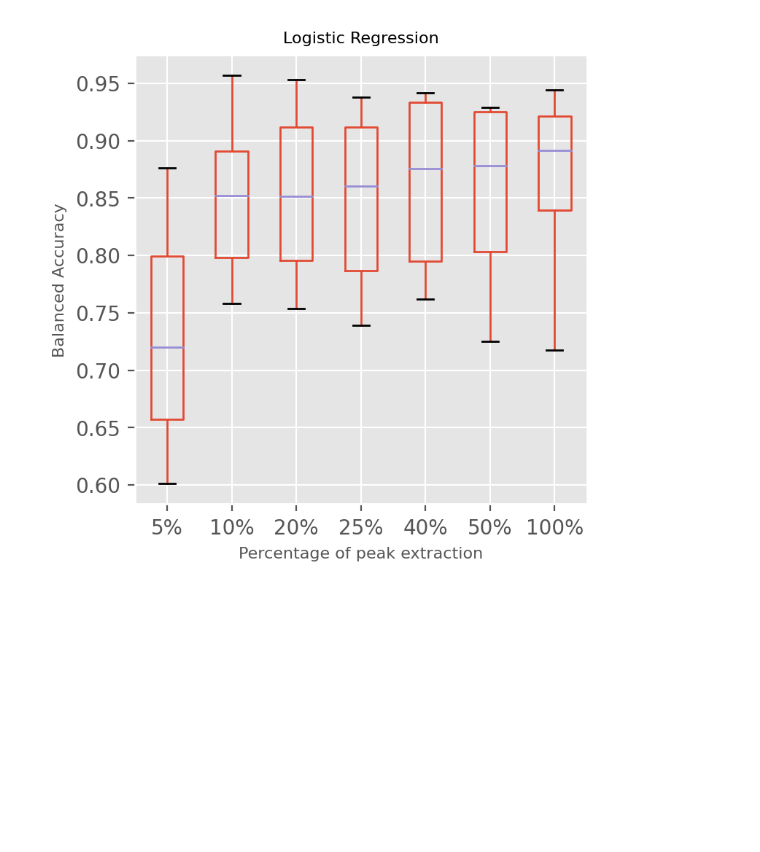
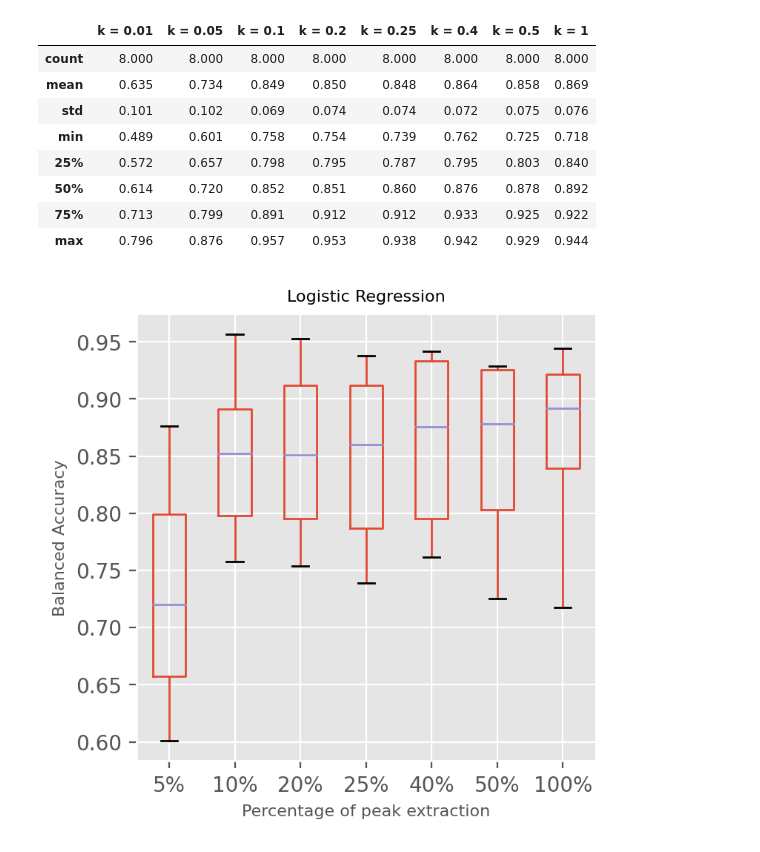
Before and after one commit to klailag/SupervisedTDAMethodForMALDI, a Jupyter notebook: pythonCode/main.ipynb, the cells around one changed output. Saved outputs shown, nothing was run; the diff lists cells and outputs as text; code cells hidden in the pictures; blank space fills up the shorter version.

```diff
--- a/pythonCode/main.ipynb
+++ b/pythonCode/main.ipynb
@@ -200,7 +202,22 @@ results_as_tables = pd.concat([pd.DataFrame(res_k1_1).describe(), pd.DataFrame(r
                               axis=1)
 results_to_latex = round(results_as_tables, 3)
 
-pd.DataFrame(results_to_latex).to_latex('results/logit_results.tex')
+results_to_latex = results_to_latex.set_axis(['k = 0.01', 'k = 0.05', ' k = 0.1', 'k = 0.2',
+                           'k = 0.25', 'k = 0.4', 'k = 0.5', 'k = 1'], axis=1, inplace=False)
+
+pd.DataFrame(results_to_latex).style.to_latex('results/logit_results.tex')
+# %%
+results_to_latex
+# %% [output]
+|  | k = 0.01 | k = 0.05 | k = 0.1 | k = 0.2 | k = 0.25 | k = 0.4 | k = 0.5 | k = 1 |
+| count | 8.000 | 8.000 | 8.000 | 8.000 | 8.000 | 8.000 | 8.000 | 8.000 |
+| mean | 0.635 | 0.734 | 0.849 | 0.850 | 0.848 | 0.864 | 0.858 | 0.869 |
+| std | 0.101 | 0.102 | 0.069 | 0.074 | 0.074 | 0.072 | 0.075 | 0.076 |
+| min | 0.489 | 0.601 | 0.758 | 0.754 | 0.739 | 0.762 | 0.725 | 0.718 |
+| 25% | 0.572 | 0.657 | 0.798 | 0.795 | 0.787 | 0.795 | 0.803 | 0.840 |
+| 50% | 0.614 | 0.720 | 0.852 | 0.851 | 0.860 | 0.876 | 0.878 | 0.892 |
+| 75% | 0.713 | 0.799 | 0.891 | 0.912 | 0.912 | 0.933 | 0.925 | 0.922 |
+| max | 0.796 | 0.876 | 0.957 | 0.953 | 0.938 | 0.942 | 0.929 | 0.944 |
 # %%
 matplotlib.style.use('ggplot')
 
```
Also changed, not shown: parts of 5 cells of this notebook.
